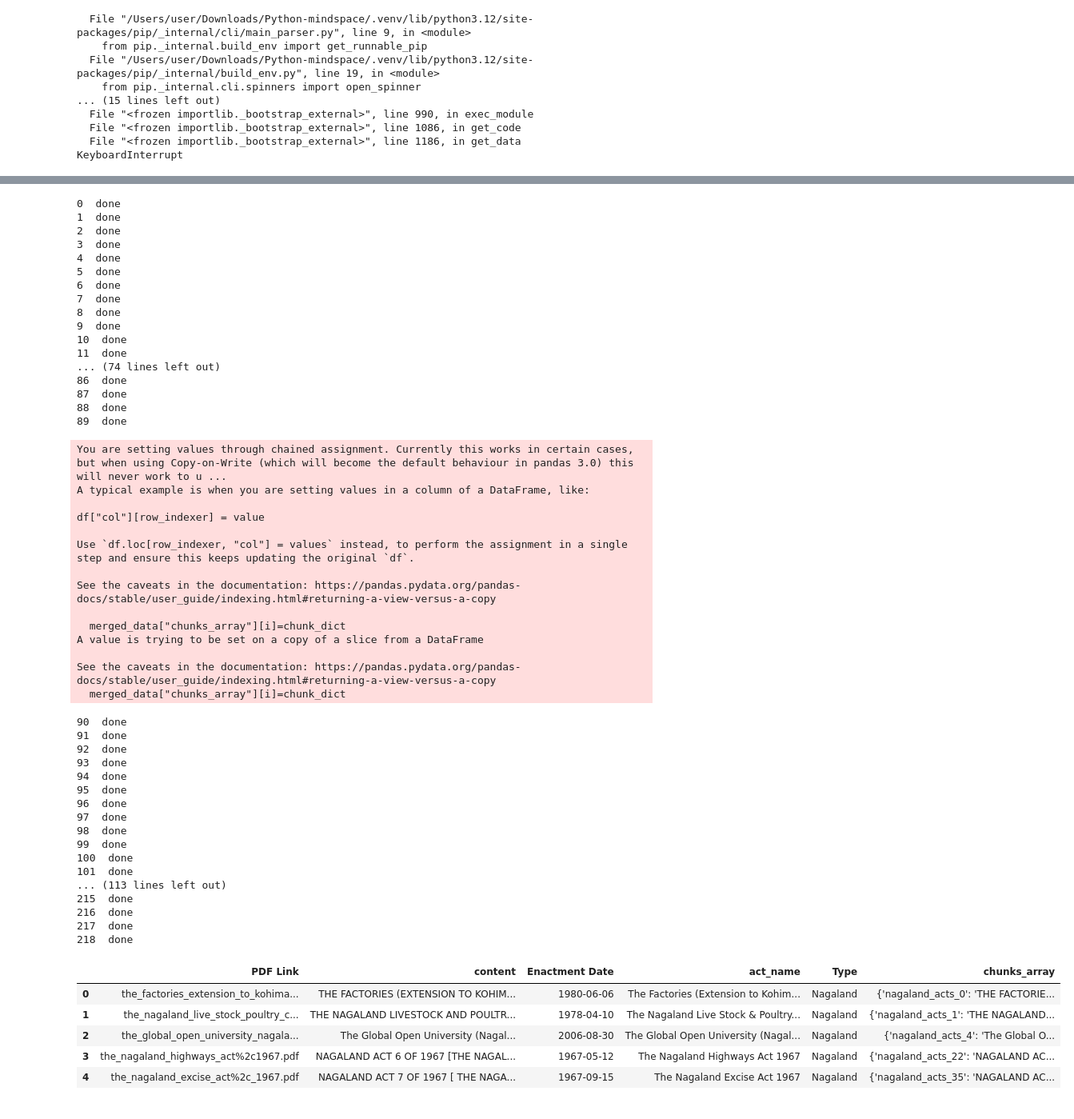
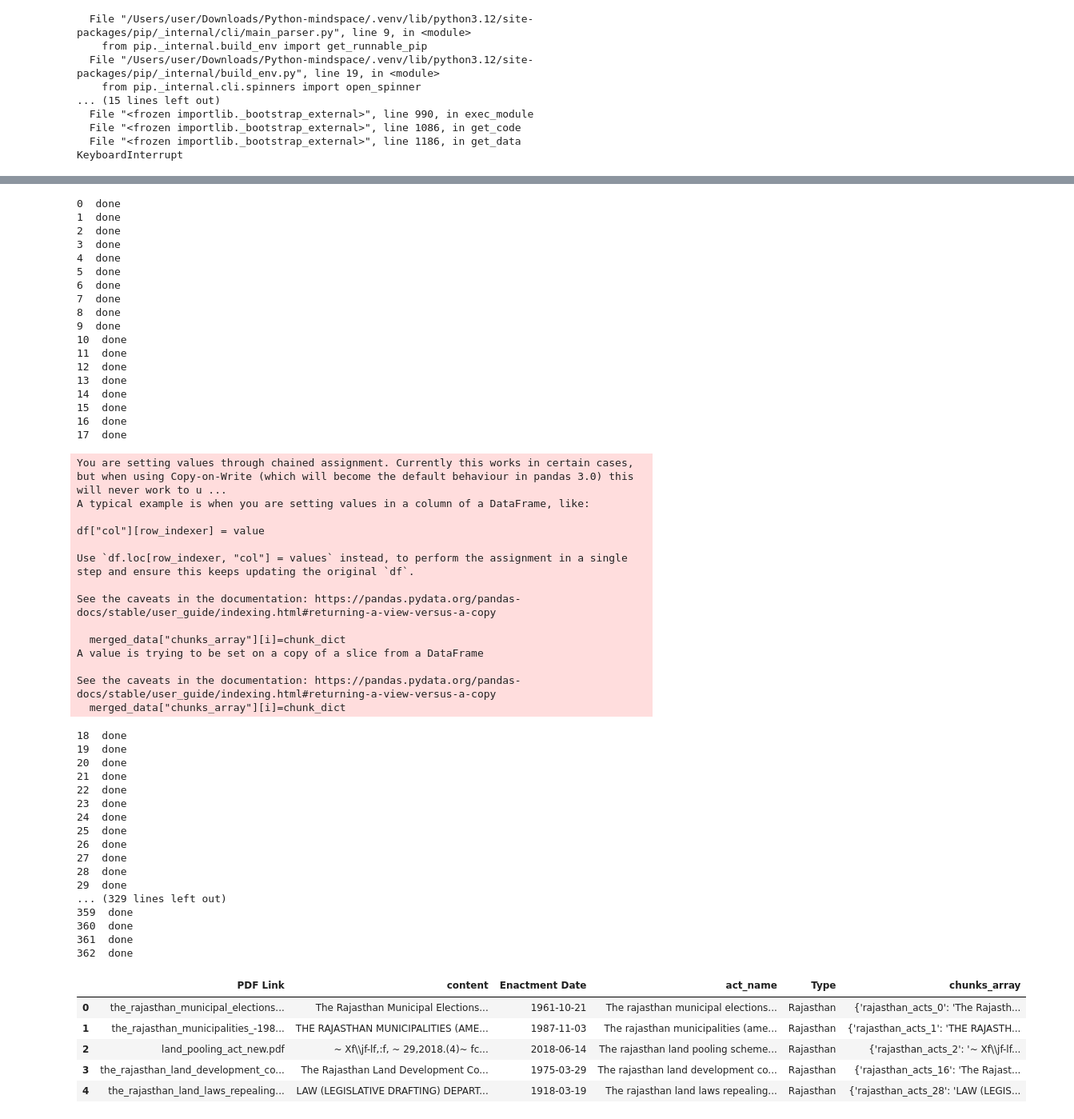
Before and after one commit to ishaan5470/Fetching-central-state-acts, a Jupyter notebook: notebookfdf3e4f773 (1) (1).ipynb, the cells around one changed output, grey strips where cells are left out. Shown at 80% size. Saved outputs shown, nothing was run; the diff lists cells and outputs as text; code cells hidden in the pictures.

```diff
--- a/notebookfdf3e4f773 (1) (1).ipynb
+++ b/notebookfdf3e4f773 (1) (1).ipynb
@@ -133,7 +143,7 @@ for i, item in enumerate(df["PDF Link"]):
 #     if i==3:
 #         break
     print(i)
-    file_path = f"/Users/user/Downloads/Python-mindspace/downloaded_pdfs_nagaland/{item}"
+    file_path = f"/Users/user/Downloads/Python-mindspace/downloaded_pdfs_rajasthan/{item}"
     try:
         parsed_content = read_pdf(file_path)
         merged_dict = {**parsed_content[0], **dict_df[i]}
@@ -267,7 +277,7 @@ for i in range(len(merged_data)):
     content=merged_data["content"][i]
     split_chunks = text_splitter.split_text(content) #split chunks is now a list of chunks
     for chunk in split_chunks:
-        chunk_dict[f"nagaland_acts_{k}"]=chunk
+        chunk_dict[f"rajasthan_acts_{k}"]=chunk
         k=k+1
     merged_data["chunks_array"][i]=chunk_dict
     # if i==200:
@@ -275,60 +285,61 @@ for i in range(len(merged_data)):
 
 merged_data.head(5)
 # %% [output]
 0  done
 1  done
 2  done
 3  done
 4  done
 5  done
 6  done
 7  done
 8  done
 9  done
 10  done
 11  done
-... (74 lines left out)
-86  done
-87  done
-88  done
-89  done
+12  done
+13  done
+14  done
+15  done
+16  done
+17  done
 You are setting values through chained assignment. Currently this works in certain cases, but when using Copy-on-Write (which will become the default behaviour in pandas 3.0) this will never work to u ...
 A typical example is when you are setting values in a column of a DataFrame, like:
 
 df["col"][row_indexer] = value
 
 Use `df.loc[row_indexer, "col"] = values` instead, to perform the assignment in a single step and ensure this keeps updating the original `df`.
 
 See the caveats in the documentation: https://pandas.pydata.org/pandas-docs/stable/user_guide/indexing.html#returning-a-view-versus-a-copy
 
   merged_data["chunks_array"][i]=chunk_dict
 A value is trying to be set on a copy of a slice from a DataFrame
 
 See the caveats in the documentation: https://pandas.pydata.org/pandas-docs/stable/user_guide/indexing.html#returning-a-view-versus-a-copy
   merged_data["chunks_array"][i]=chunk_dict
-90  done
-91  done
-92  done
-93  done
-94  done
-95  done
-96  done
-97  done
-98  done
-99  done
-100  done
-101  done
-... (113 lines left out)
-215  done
-216  done
-217  done
-218  done
+18  done
+19  done
+20  done
+21  done
+22  done
+23  done
+24  done
+25  done
+26  done
+27  done
+28  done
+29  done
+... (329 lines left out)
+359  done
+360  done
+361  done
+362  done
 |  | PDF Link | content | Enactment Date | act_name | Type | chunks_array |
-| 0 | the_factories_extension_to_kohima... | THE FACTORIES (EXTENSION TO KOHIM... | 1980-06-06 | The Factories (Extension to Kohim... | Nagaland | {'nagaland_acts_0': 'THE FACTORIE... |
-| 1 | the_nagaland_live_stock_poultry_c... | THE NAGALAND LIVESTOCK AND POULTR... | 1978-04-10 | The Nagaland Live Stock & Poultry... | Nagaland | {'nagaland_acts_1': 'THE NAGALAND... |
-| 2 | the_global_open_university_nagala... | The Global Open University (Nagal... | 2006-08-30 | The Global Open University (Nagal... | Nagaland | {'nagaland_acts_4': 'The Global O... |
-| 3 | the_nagaland_highways_act%2c1967.pdf | NAGALAND ACT 6 OF 1967 [THE NAGAL... | 1967-05-12 | The Nagaland Highways Act 1967 | Nagaland | {'nagaland_acts_22': 'NAGALAND AC... |
-| 4 | the_nagaland_excise_act%2c_1967.pdf | NAGALAND ACT 7 OF 1967 [ THE NAGA... | 1967-09-15 | The Nagaland Excise Act 1967 | Nagaland | {'nagaland_acts_35': 'NAGALAND AC... |
+| 0 | the_rajasthan_municipal_elections... | The Rajasthan Municipal Elections... | 1961-10-21 | The rajasthan municipal elections... | Rajasthan | {'rajasthan_acts_0': 'The Rajasth... |
+| 1 | the_rajasthan_municipalities_-198... | THE RAJASTHAN MUNICIPALITIES (AME... | 1987-11-03 | The rajasthan municipalities (ame... | Rajasthan | {'rajasthan_acts_1': 'THE RAJASTH... |
+| 2 | land_pooling_act_new.pdf | ~ Xf\\jf-lf,:f, ~ 29,2018.(4)~ fc... | 2018-06-14 | The rajasthan land pooling scheme... | Rajasthan | {'rajasthan_acts_2': '~ Xf\\jf-lf... |
+| 3 | the_rajasthan_land_development_co... | The Rajasthan Land Development Co... | 1975-03-29 | The rajasthan land development co... | Rajasthan | {'rajasthan_acts_16': 'The Rajast... |
+| 4 | the_rajasthan_land_laws_repealing... | LAW (LEGISLATIVE DRAFTING) DEPART... | 1918-03-19 | The rajasthan land laws repealing... | Rajasthan | {'rajasthan_acts_28': 'LAW (LEGIS... |
 # %%
 len(merged_data.chunks_array[0]["acts_3"].split(" "))
 # %% [output]
```
Also changed, not shown: parts of 16 cells of this notebook.
